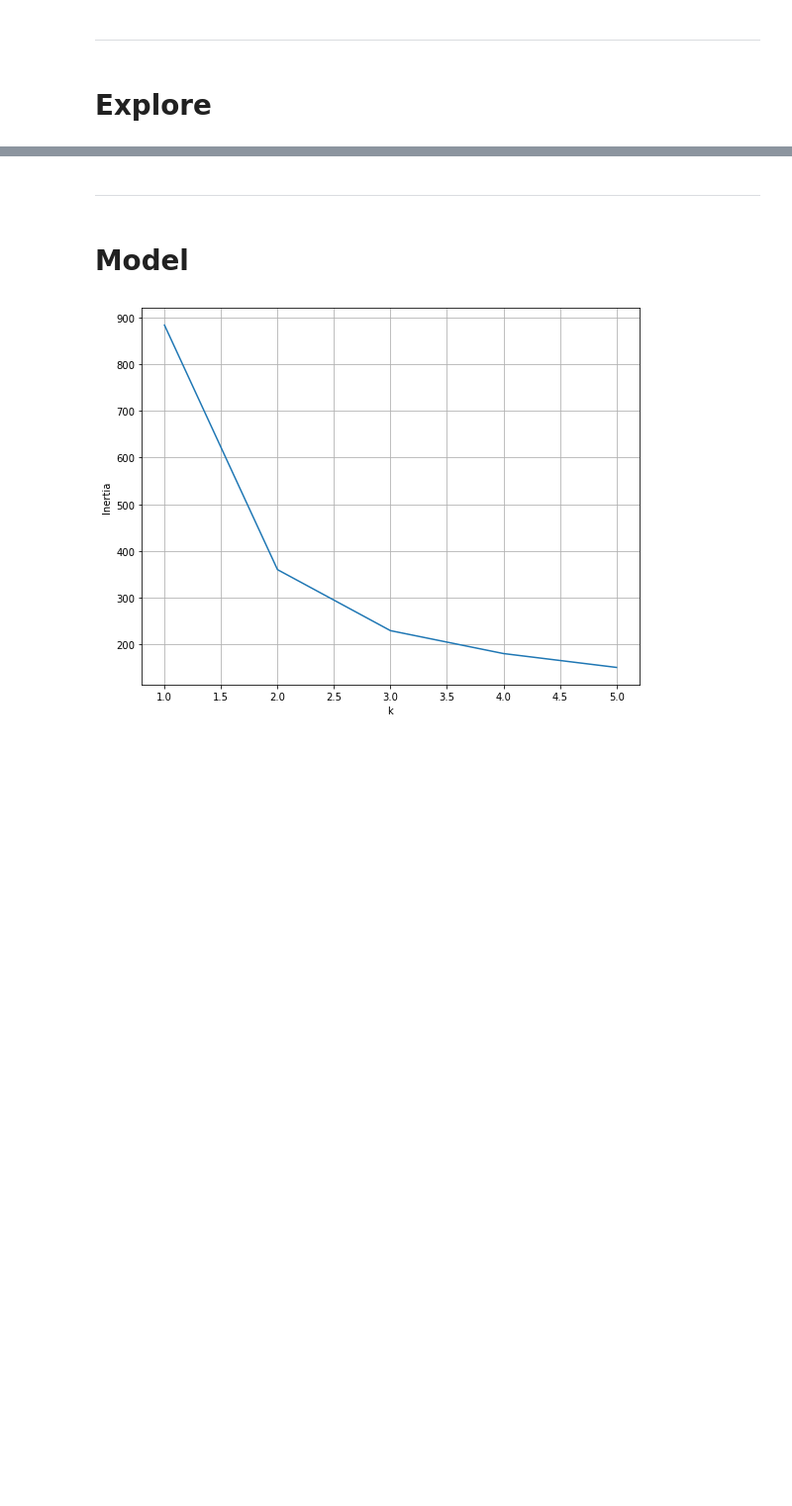
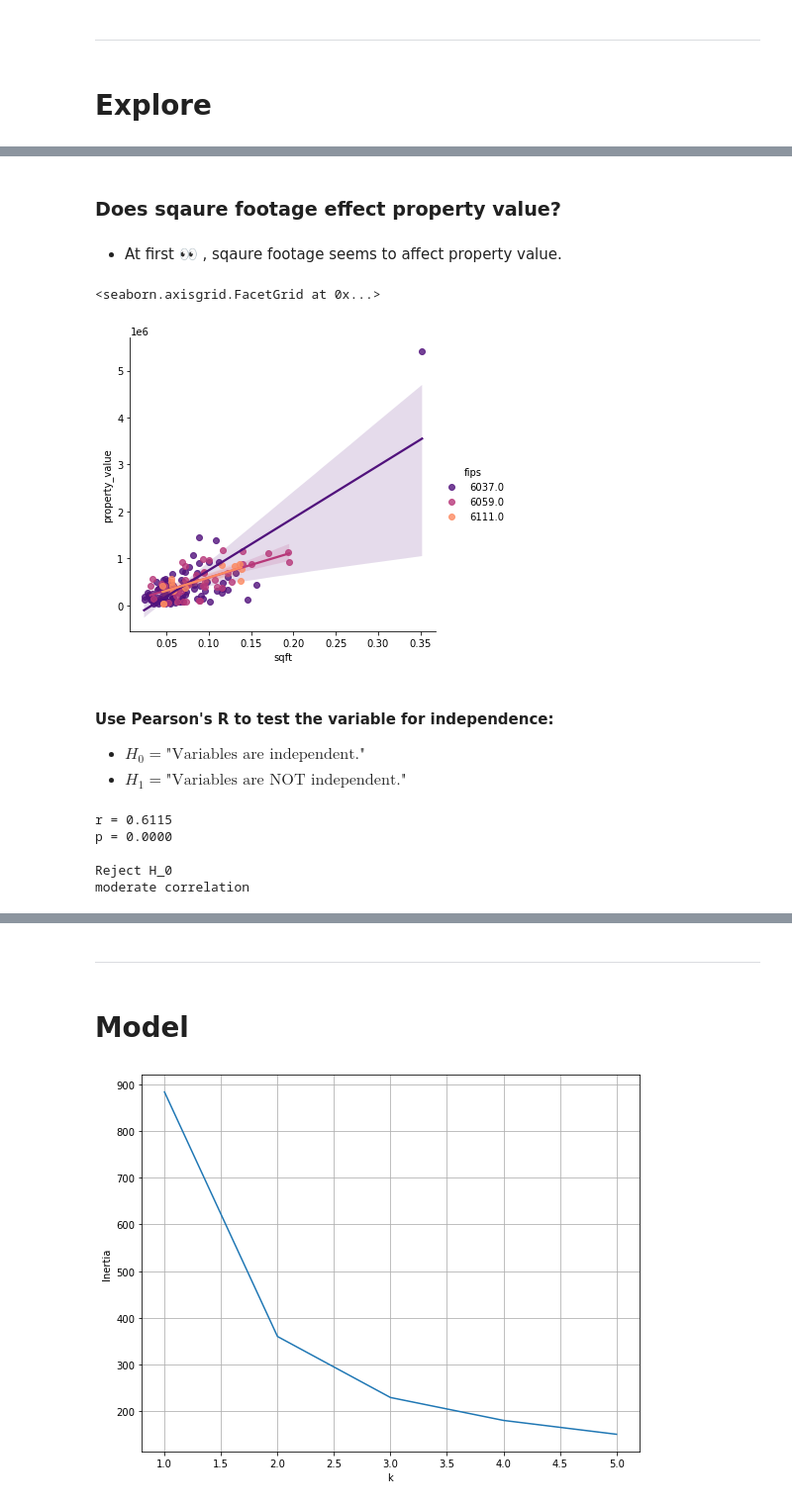
Before and after one commit to hinzle/clustering-project, a Jupyter notebook: final_report.ipynb, the cells around one changed output, grey strips where cells are left out. Shown: that part at 99% size. Saved outputs shown, nothing was run; the diff lists cells and outputs as text; code cells hidden in the pictures; blank space fills up the shorter version.

```diff
--- a/final_report.ipynb
+++ b/final_report.ipynb
@@ -82,0 +101,2 @@ X_train, y_train, X_validate, y_validate, X_test, y_test=sml_zillow(['logerror']
+# %%
+zillow = wrangle_zillow()
@@ -82,0 +134,26 @@ X_train, y_train, X_validate, y_validate, X_test, y_test=sml_zillow(['logerror']
+# %% [markdown]
+### Does sqaure footage effect property value?
+# %% [markdown]
+- At first 👀 , sqaure footage seems to affect property value.
+# %%
+sns.lmplot(data=zillow[0].sample(150), x='sqft', y='property_value',palette='magma', hue='fips')
+
+# viz
+# %% [output]
+<seaborn.axisgrid.FacetGrid at 0x...>
+[figure, added]
+# %% [markdown]
+#### Use Pearson's R to test the variable for independence:
+
+- $ H_0 = \textrm{"Variables are independent." }$
+- $ H_1 = \textrm{"Variables are NOT independent." }$
+# %%
+r,p=pearsons_r_p(zillow[0]['sqft'],zillow[0]['property_value'])
+
+# stat
+# %% [output]
+r = 0.6115
+p = 0.0000
+
+Reject H_0
+moderate correlation
```
Also changed, not shown: parts of 28 cells of this notebook.
